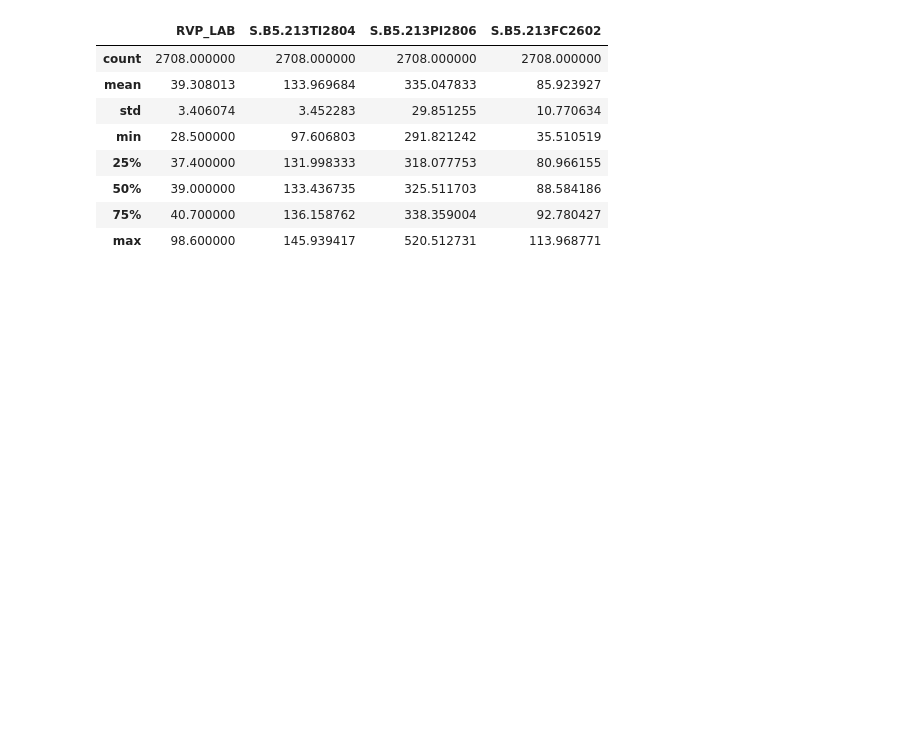
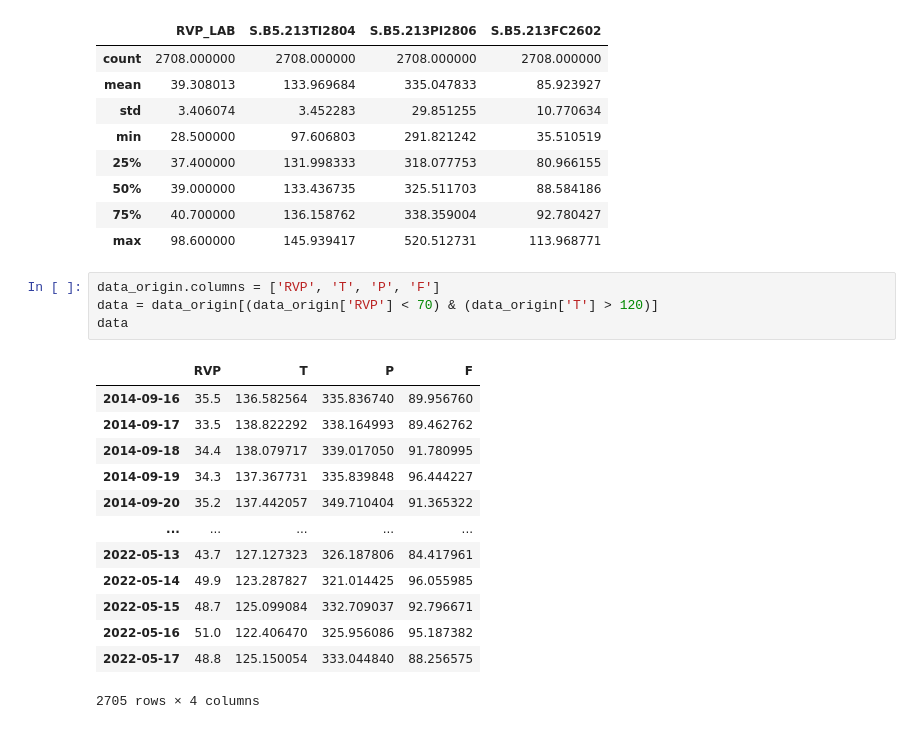
Before and after one commit to hoonzi-s/APC, a Jupyter notebook: #1 ALK _ 213BTMRVP Inferential _ Rev 1.ipynb, the cells around one changed output. Cells and saved outputs as stored; diff of their text form; blank space fills up the shorter version.

```diff
--- a/#1 ALK _ 213BTMRVP Inferential _ Rev 1.ipynb
+++ b/#1 ALK _ 213BTMRVP Inferential _ Rev 1.ipynb
@@ -48,3 +48,21 @@ memory usage: 105.8+ KB
 | 50% | 39.000000 | 133.436735 | 325.511703 | 88.584186 |
 | 75% | 40.700000 | 136.158762 | 338.359004 | 92.780427 |
 | max | 98.600000 | 145.939417 | 520.512731 | 113.968771 |
+# %%
+data_origin.columns = ['RVP', 'T', 'P', 'F']
+data = data_origin[(data_origin['RVP'] < 70) & (data_origin['T'] > 120)]
+data
+# %% [output]
+|  | RVP | T | P | F |
+| 2014-09-16 | 35.5 | 136.582564 | 335.836740 | 89.956760 |
+| 2014-09-17 | 33.5 | 138.822292 | 338.164993 | 89.462762 |
+| 2014-09-18 | 34.4 | 138.079717 | 339.017050 | 91.780995 |
+| 2014-09-19 | 34.3 | 137.367731 | 335.839848 | 96.444227 |
+| 2014-09-20 | 35.2 | 137.442057 | 349.710404 | 91.365322 |
+| ... | ... | ... | ... | ... |
+| 2022-05-13 | 43.7 | 127.127323 | 326.187806 | 84.417961 |
+| 2022-05-14 | 49.9 | 123.287827 | 321.014425 | 96.055985 |
+| 2022-05-15 | 48.7 | 125.099084 | 332.709037 | 92.796671 |
+| 2022-05-16 | 51.0 | 122.406470 | 325.956086 | 95.187382 |
+| 2022-05-17 | 48.8 | 125.150054 | 333.044840 | 88.256575 |
+2705 rows × 4 columns
```
Also changed, not shown: parts of 11 cells of this notebook.
